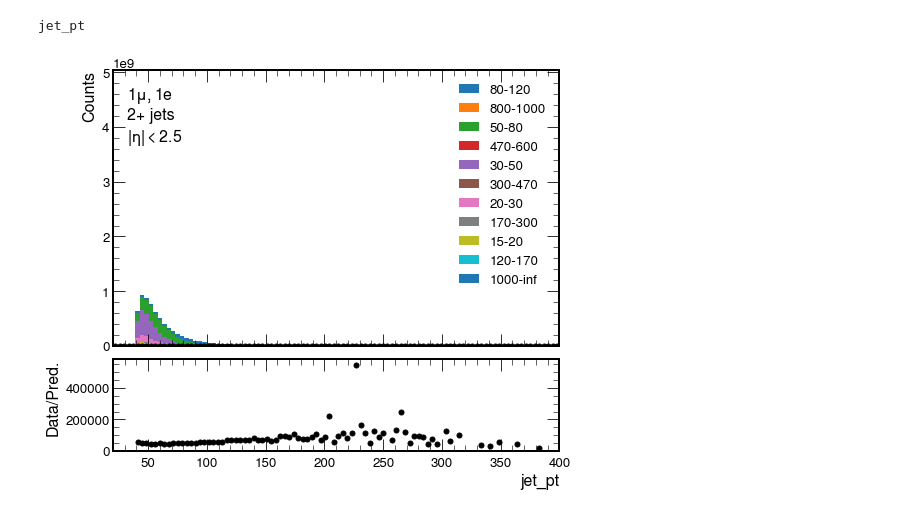
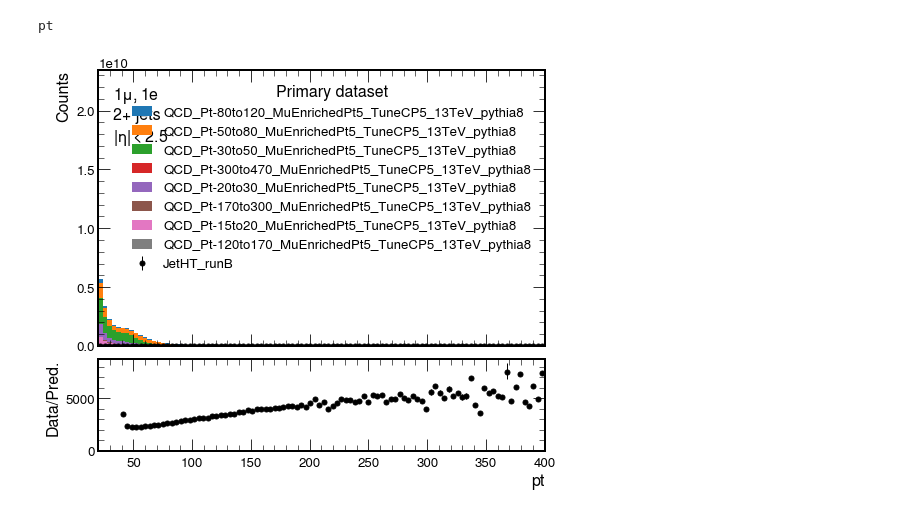
Before and after one commit to cms-btv-pog/BTVNanoCommissioning, a Jupyter notebook: make_some_plots2.ipynb, the cells around one changed output. Saved outputs shown, nothing was run; the diff lists cells and outputs as text; code cells hidden in the pictures.

```diff
--- a/make_some_plots2.ipynb
+++ b/make_some_plots2.ipynb
@@ -8,7 +8,7 @@ from coffea.hist import plot
 import coffea.hist as hist
 import re
 # %%
-output = load('hists_jet_AK4_D.coffea')
+output = load('hists_jet_AK4_jet_AK4.coffea')
 # %%
 plt.style.use([hep.style.ROOT, {'font.size': 16}])
 
@@ -49,57 +49,54 @@ for i in range(0,  1):
     dense = False
     for ax, rax, h in zip([ax1], [rax1], [h1]):
         scales = {
-            'QCD_Pt-15to20_MuEnrichedPt5_TuneCP5_13TeV_pythia8':1.38E+04,
-            'QCD_Pt-20to30_MuEnrichedPt5_TuneCP5_13TeV_pythia8': 4.53E+02,
-             'QCD_Pt-30to50_MuEnrichedPt5_TuneCP5_13TeV_pythia8': 2.45E+02,
-             'QCD_Pt-50to80_MuEnrichedPt5_TuneCP5_13TeV_pythia8':7.86E+01,
-            'QCD_Pt-80to120_MuEnrichedPt5_TuneCP5_13TeV_pythia8':1.86E+01,
-            'QCD_Pt-120to170_MuEnrichedPt5_TuneCP5_13TeV_pythia8':5.24E+00,
-            'QCD_Pt-170to300_MuEnrichedPt5_TuneCP5_13TeV_pythia8':1.07E+00,
-            'QCD_Pt-300to470_MuEnrichedPt5_TuneCP5_13TeV_pythia8':1.94E-01,
-            'QCD_Pt-470to600_MuEnrichedPt5_TuneCP5_13TeV_pythia8': 1.15E-04,
-            'QCD_Pt-800to1000_MuEnrichedPt5_TuneCP5_13TeV_pythia8':8.15E-06,
-            'QCD_Pt-1000toInf_MuEnrichedPt5_TuneCP5_13TeV_pythia8':3.85E-6
+            'QCD_Pt-15to20_MuEnrichedPt5_TuneCP5_13TeV_pythia8':1.53E+04,
+            'QCD_Pt-20to30_MuEnrichedPt5_TuneCP5_13TeV_pythia8':5.08E+02,
+             'QCD_Pt-30to50_MuEnrichedPt5_TuneCP5_13TeV_pythia8': 2.72E+02,
+             'QCD_Pt-50to80_MuEnrichedPt5_TuneCP5_13TeV_pythia8':8.72E+01,
+            'QCD_Pt-80to120_MuEnrichedPt5_TuneCP5_13TeV_pythia8':2.06E+01,
+            'QCD_Pt-120to170_MuEnrichedPt5_TuneCP5_13TeV_pythia8':5.81E+00,
+            'QCD_Pt-170to300_MuEnrichedPt5_TuneCP5_13TeV_pythia8':1.19E+01,
+            'QCD_Pt-300to470_MuEnrichedPt5_TuneCP5_13TeV_pythia8':2.20E-01
         }
         h.scale(scales,axis='dataset')
-        notdata = re.compile('(?!Data)')
+        notdata = re.compile('(?!JetHT_runB)')
 
         if hasattr(h, 'dim'):
             h=h.rebin("flav",hist.Bin("flav", "flav", [0,4,5,6]))
             ax = plot.plot1d(h[notdata].sum("flav"), overlay="dataset", ax=ax,  density=dense, stack=True, clear=False);
-            plot.plot1d(h["JetHT_data17RunD"].sum("flav"), overlay="dataset",ax=ax,  density=dense, error_opts=data_err_opts, clear=False);
-            ax.legend(handles=ax.get_legend_handles_labels()[0],labels=['80-120','800-1000','50-80','470-600','30-50','300-470','20-30','170-300','15-20','120-170','1000-inf'])
+            plot.plot1d(h["JetHT_runB"].sum("flav"), overlay="dataset",ax=ax,  density=dense, error_opts=data_err_opts, clear=False);
+#             ax.legend(handles=ax.get_legend_handles_labels()[0],labels=['80-120','800-1000','50-80','470-600','30-50','300-470','20-30','170-300','15-20','120-170','1000-inf'])
 
-            # now we build the ratio plot
+#             now we build the ratio plot
             plot.plotratio(
                    num=h[notdata].sum("dataset").sum("flav"),
-                    denom=h["JetHT_data17RunD"].sum("dataset").sum("flav"),
+                    denom=h["JetHT_runB"].sum("dataset").sum("flav"),
                     ax=rax,
                     error_opts=data_err_opts,
                     denom_fill_opts={},
                     guide_opts={},
                     unc='num'
                 )
 
         else:
             continue
 
     for ax, rax, hname in zip([ax1], [rax1], [h1name]):
 #         if not any([h1name.startswith('btag')]):
 #             continue
         at = AnchoredText(r"$1\mu, 1e$"+"\n"+
                            "2+ jets"+"\n"+
                           r"$|\eta| < 2.5$",
                            loc=2, frameon=False)
         ax.add_artist(at)
-        ax.set_ylim(0.001, 3e7)
+#         ax.set_ylim(0.001, 5e6)
         if ("btag" in hname) or hname.startswith("DeepCSV_trackDecayLenVal"):
             ax.semilogy()
         rax.set_ylabel('Data/Pred.')
         rax.set_xlabel(hname)
-#         rax.set_ylim(0,2.5e4)
+#         rax.set_ylim(0,2.)
         ax.set_xlabel(None)
     hep.mpl_magic(ax1)
 # %% [output]
-jet_pt
+pt
-[figure, old version]
+[figure, new version]
```
Also changed, not shown: 6 other files.
